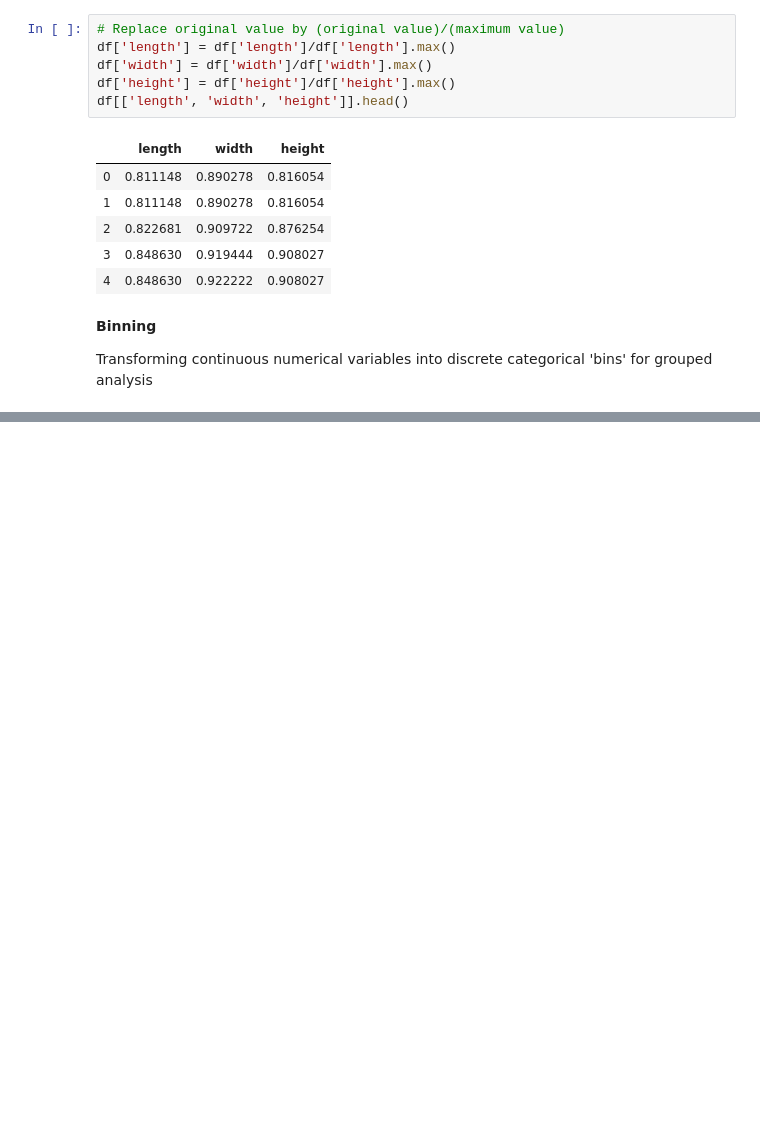
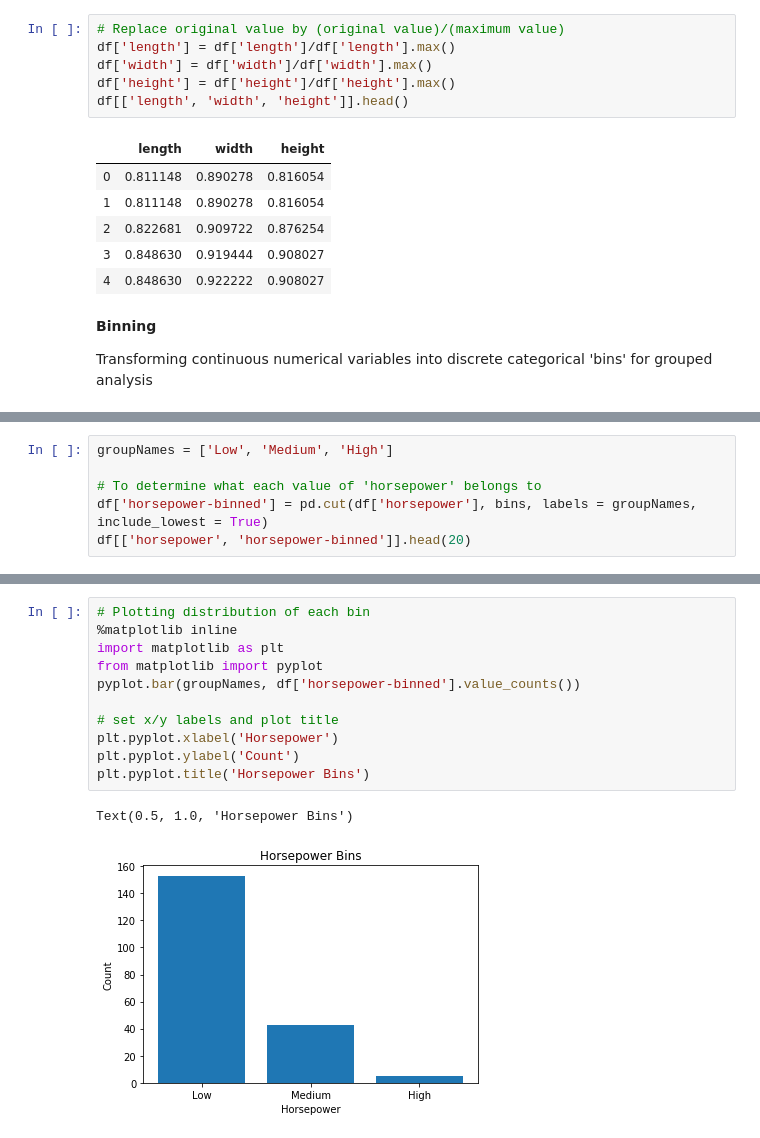
Before and after one commit to siddharthchd/Data-Wrangling, a Jupyter notebook: dataWrangling.ipynb, the cells around one changed output, grey strips where cells are left out. Cells and saved outputs as stored; diff of their text form; blank space fills up the shorter version.

```diff
--- a/dataWrangling.ipynb
+++ b/dataWrangling.ipynb
@@ -298,0 +327,6 @@ Transforming continuous numerical variables into discrete categorical 'bins' for
+# %%
+groupNames = ['Low', 'Medium', 'High']
+
+# To determine what each value of 'horsepower' belongs to
+df['horsepower-binned'] = pd.cut(df['horsepower'], bins, labels = groupNames, include_lowest = True)
+df[['horsepower', 'horsepower-binned']].head(20)
@@ -298,0 +359,14 @@ Transforming continuous numerical variables into discrete categorical 'bins' for
+# %%
+# Plotting distribution of each bin
+%matplotlib inline
+import matplotlib as plt
+from matplotlib import pyplot
+pyplot.bar(groupNames, df['horsepower-binned'].value_counts())
+
+# set x/y labels and plot title
+plt.pyplot.xlabel('Horsepower')
+plt.pyplot.ylabel('Count')
+plt.pyplot.title('Horsepower Bins')
+# %% [output]
+Text(0.5, 1.0, 'Horsepower Bins')
+[figure, added]
```
Also changed, not shown: parts of 12 cells of this notebook, 1 other file.
